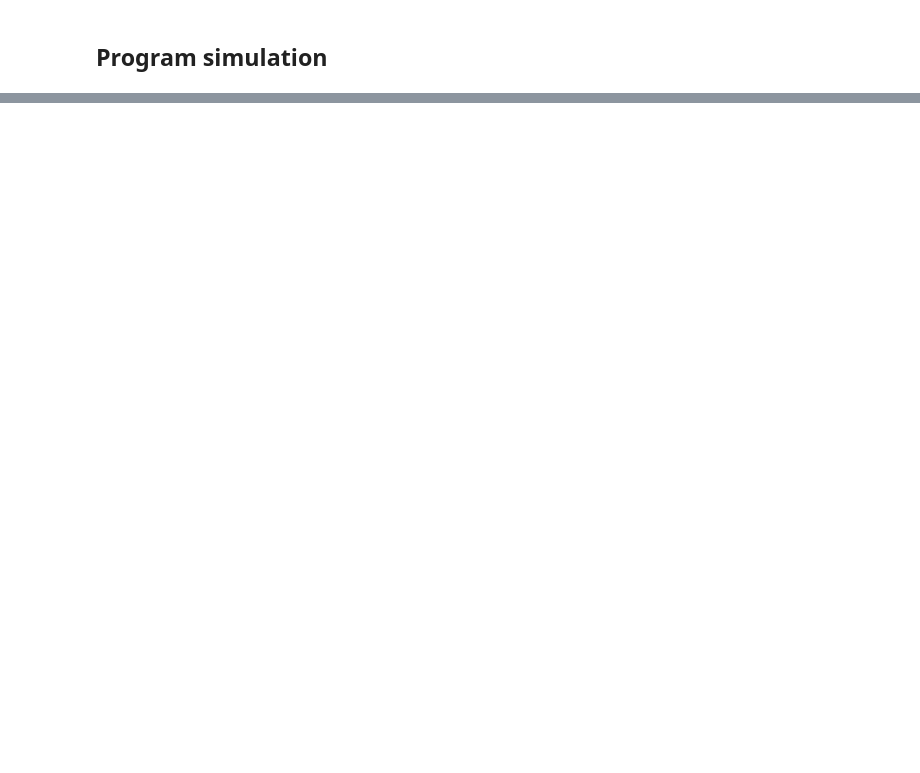
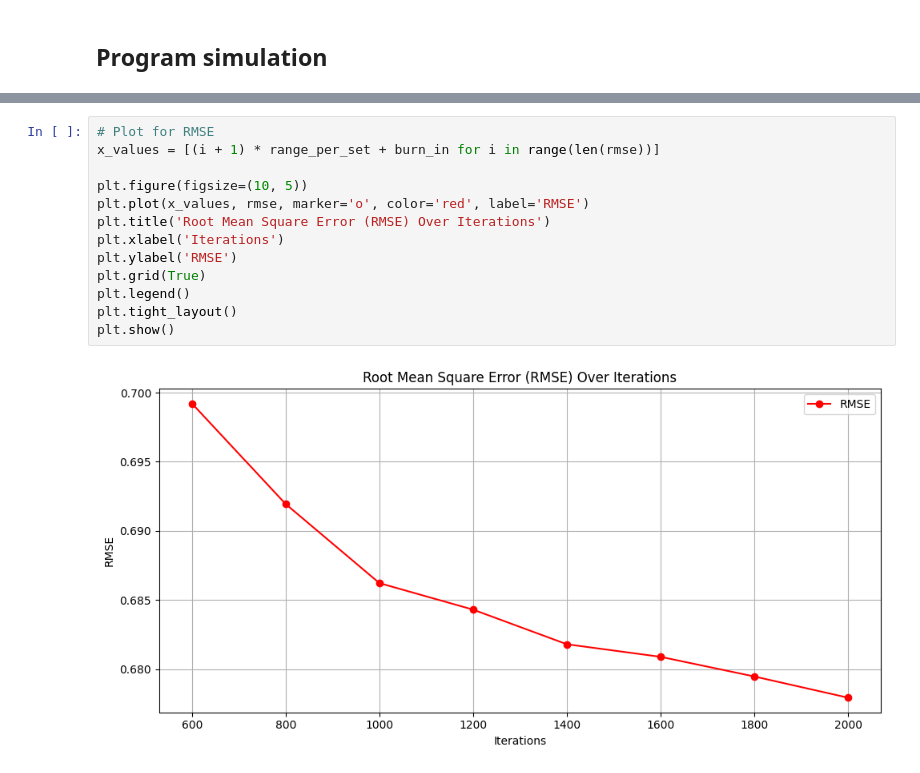
Before and after one commit to PPoonYaPat/ESTR2020-Bayesian-Matrix-Factorization, a Jupyter notebook: project_estr2020.ipynb, the cells around one changed output, grey strips where cells are left out. Saved outputs shown, nothing was run; the diff lists cells and outputs as text; blank space fills up the shorter version.

```diff
--- a/project_estr2020.ipynb
+++ b/project_estr2020.ipynb
@@ -561,0 +613,15 @@ plt.show()
+# %%
+# Plot for RMSE
+x_values = [(i + 1) * range_per_set + burn_in for i in range(len(rmse))]
+
+plt.figure(figsize=(10, 5))
+plt.plot(x_values, rmse, marker='o', color='red', label='RMSE')
+plt.title('Root Mean Square Error (RMSE) Over Iterations')
+plt.xlabel('Iterations')
+plt.ylabel('RMSE')
+plt.grid(True)
+plt.legend()
+plt.tight_layout()
+plt.show()
+# %% [output]
+[figure, added]
```
Also changed, not shown: parts of 17 cells of this notebook, 3 other files.
